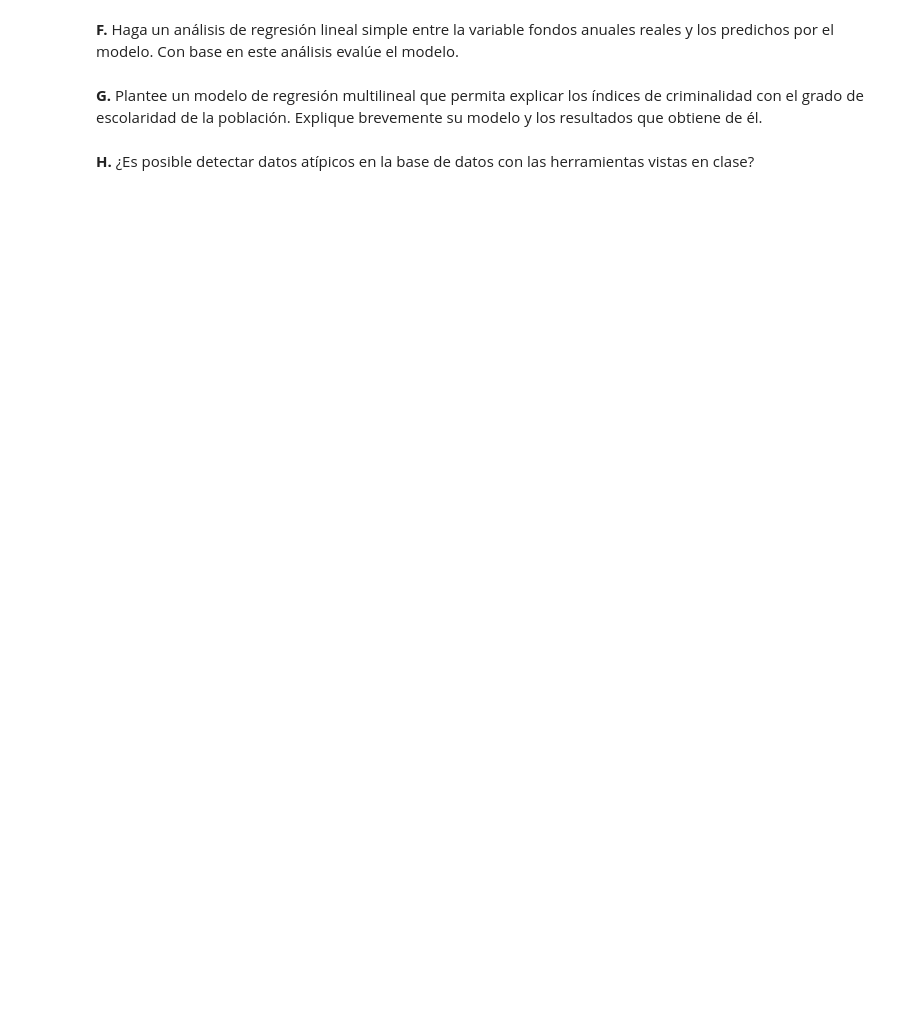
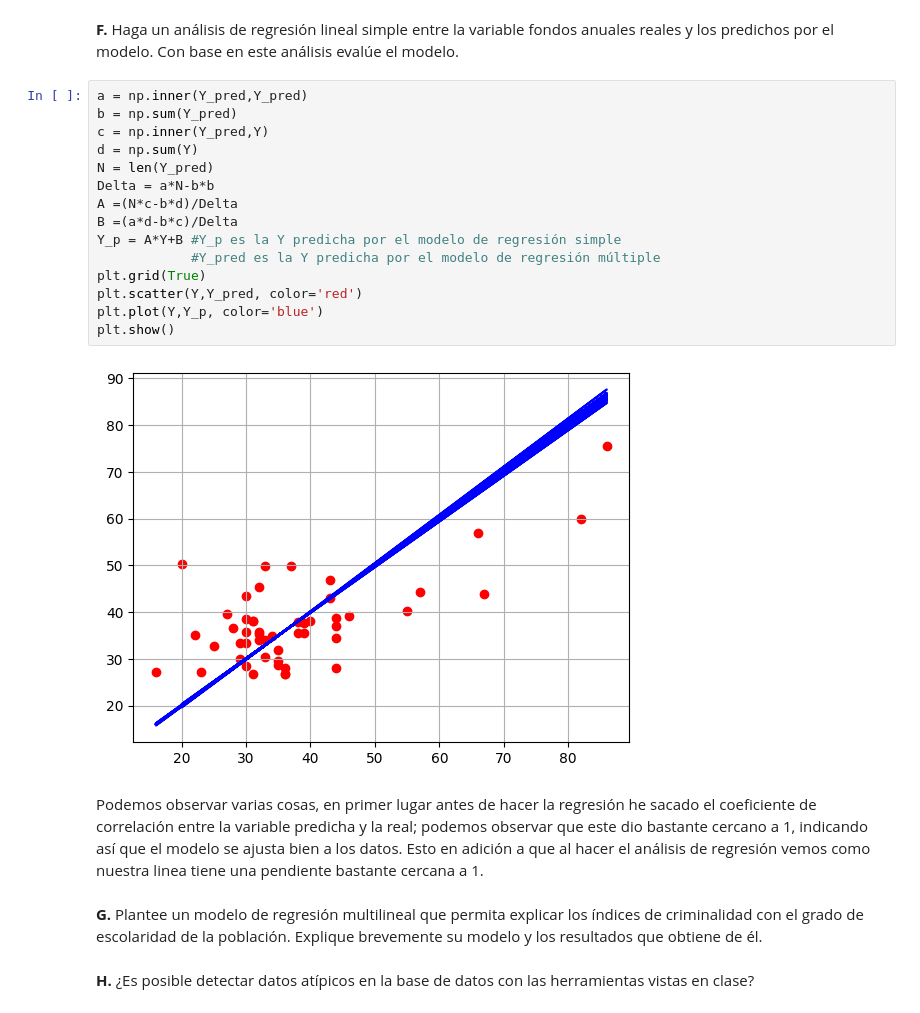
Before and after one commit to bermudez05/Siniestralidad_Bogota_BD, a Jupyter notebook: Taller 4/Taller_4.ipynb, the cells around one changed output. Saved outputs shown, nothing was run; the diff lists cells and outputs as text; blank space fills up the shorter version.

```diff
--- a/Taller 4/Taller_4.ipynb
+++ b/Taller 4/Taller_4.ipynb
@@ -84,5 +247,24 @@ La tabla anterior presenta un análisis estadístico básico por cada variable c
 # %% [markdown]
 <b>F.</b> Haga un análisis de regresión lineal simple entre la variable fondos anuales reales y los predichos por el modelo. Con base en este análisis evalúe el modelo.
+# %%
+a = np.inner(Y_pred,Y_pred)
+b = np.sum(Y_pred)
+c = np.inner(Y_pred,Y)
+d = np.sum(Y)
+N = len(Y_pred)
+Delta = a*N-b*b
+A =(N*c-b*d)/Delta
+B =(a*d-b*c)/Delta
+Y_p = A*Y+B #Y_p es la Y predicha por el modelo de regresión simple
+            #Y_pred es la Y predicha por el modelo de regresión múltiple
+plt.grid(True)
+plt.scatter(Y,Y_pred, color='red')
+plt.plot(Y,Y_p, color='blue')
+plt.show()
+# %% [output]
+[figure, added]
+# %% [markdown]
+Podemos observar varias cosas, en primer lugar antes de hacer la regresión he sacado el coeficiente de correlación entre la variable predicha y la real; podemos observar que este dio bastante cercano a 1, indicando así que el modelo se ajusta bien a los datos. Esto en adición a que al hacer el análisis de regresión vemos como nuestra linea tiene una pendiente bastante cercana a 1.
 # %% [markdown]
 <b>G.</b> Plantee un modelo de regresión multilineal que permita explicar los índices de criminalidad con el grado de escolaridad de la población. Explique brevemente su modelo y los resultados que obtiene de él.
 # %% [markdown]
```
Also changed, not shown: parts of 11 cells of this notebook, 1 other file.
